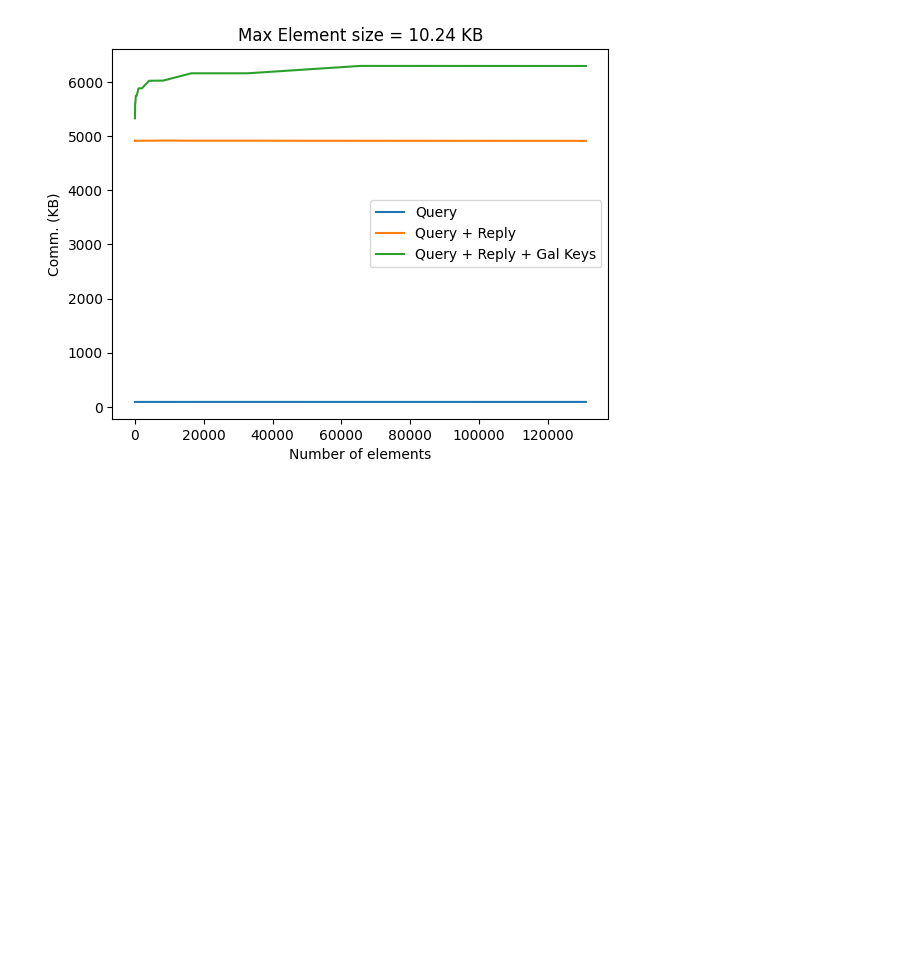
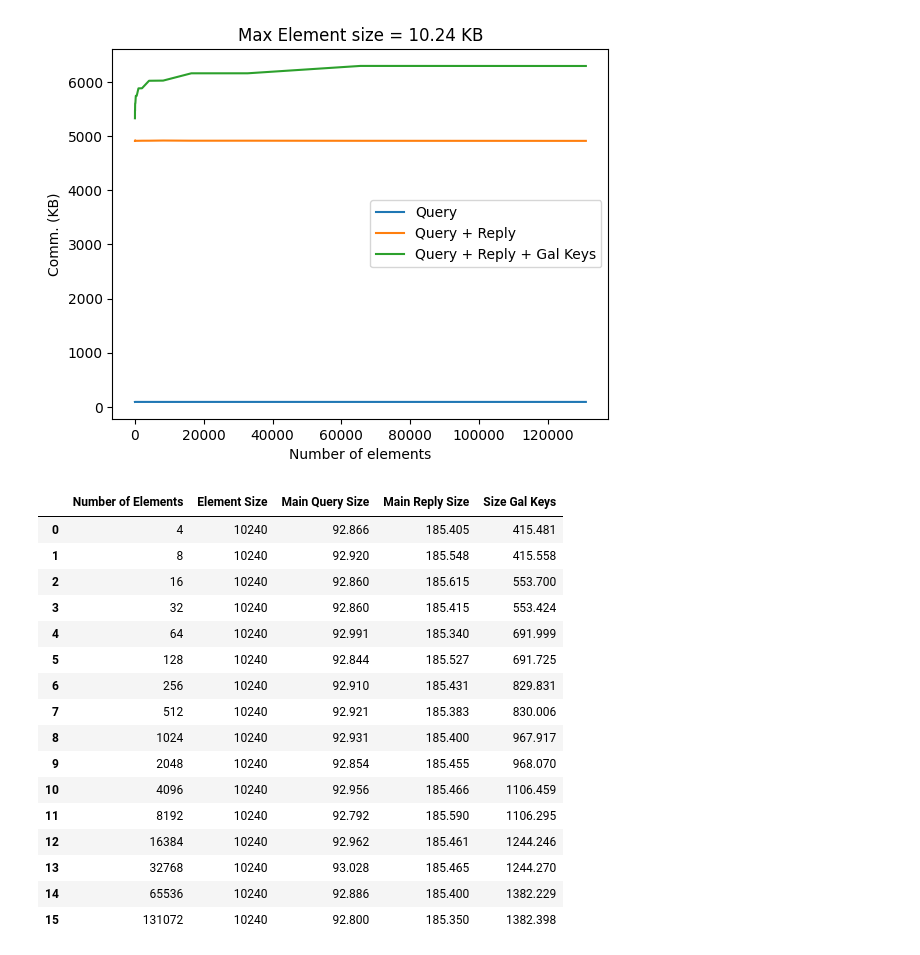
Before and after one commit to dettanym/dhtpir-ipfs, a Jupyter notebook: data/processing.ipynb, the cells around one changed output. Cells and saved outputs as stored; diff of their text form; code cells hidden in the pictures; blank space fills up the shorter version.

```diff
--- a/data/processing.ipynb
+++ b/data/processing.ipynb
@@ -45,4 +45,24 @@ plt.plot()
 # %% [output]
 []
 [figure]
+# %%
+sealpir
+# %% [output]
+|  | Number of Elements | Element Size | Main Query Size | Main Reply Size | Size Gal Keys |
+| 0 | 4 | 10240 | 92.866 | 185.405 | 415.481 |
+| 1 | 8 | 10240 | 92.920 | 185.548 | 415.558 |
+| 2 | 16 | 10240 | 92.860 | 185.615 | 553.700 |
+| 3 | 32 | 10240 | 92.860 | 185.415 | 553.424 |
+| 4 | 64 | 10240 | 92.991 | 185.340 | 691.999 |
+| 5 | 128 | 10240 | 92.844 | 185.527 | 691.725 |
+| 6 | 256 | 10240 | 92.910 | 185.431 | 829.831 |
+| 7 | 512 | 10240 | 92.921 | 185.383 | 830.006 |
+| 8 | 1024 | 10240 | 92.931 | 185.400 | 967.917 |
+| 9 | 2048 | 10240 | 92.854 | 185.455 | 968.070 |
+| 10 | 4096 | 10240 | 92.956 | 185.466 | 1106.459 |
+| 11 | 8192 | 10240 | 92.792 | 185.590 | 1106.295 |
+| 12 | 16384 | 10240 | 92.962 | 185.461 | 1244.246 |
+| 13 | 32768 | 10240 | 93.028 | 185.465 | 1244.270 |
+| 14 | 65536 | 10240 | 92.886 | 185.400 | 1382.229 |
+| 15 | 131072 | 10240 | 92.800 | 185.350 | 1382.398 |
 # %%
```
Also changed, not shown: parts of 1 cell of this notebook.
